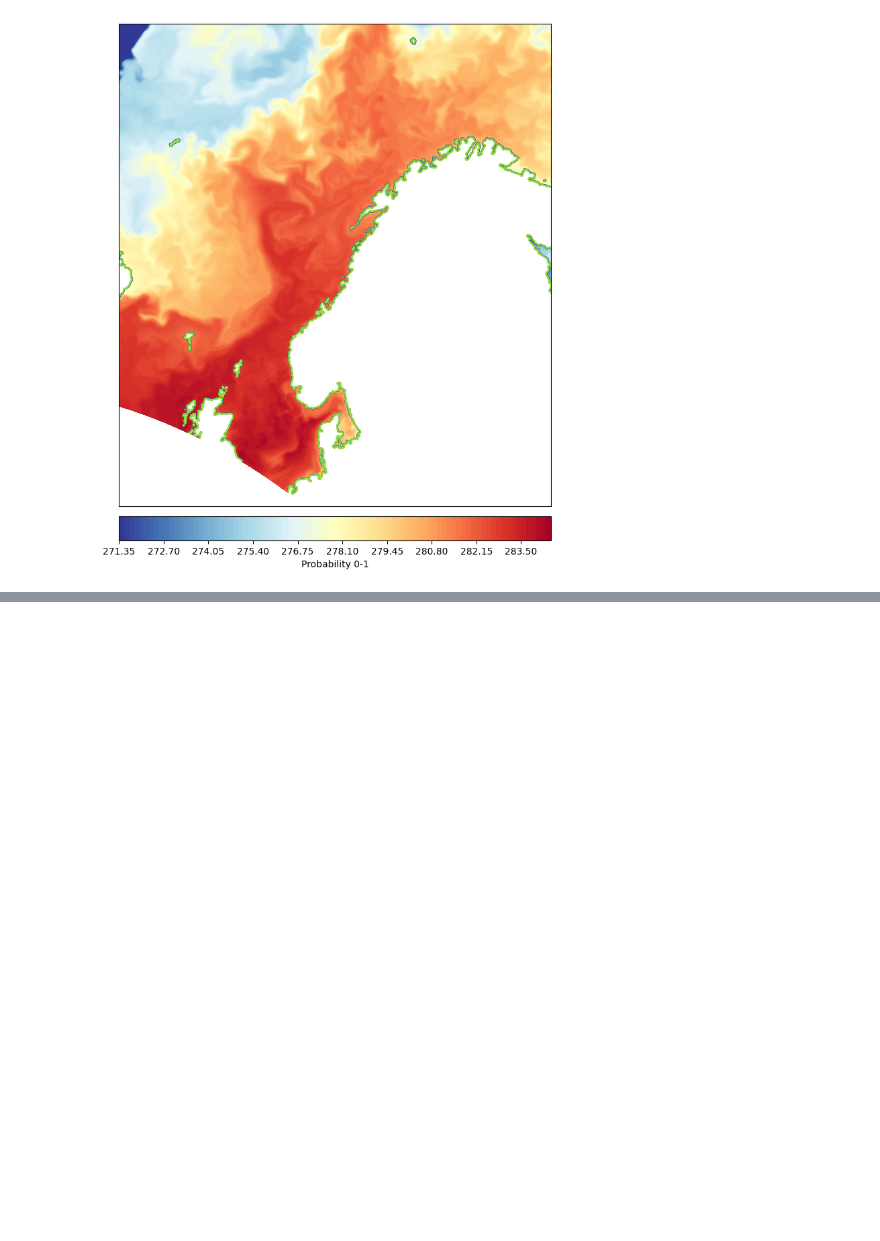
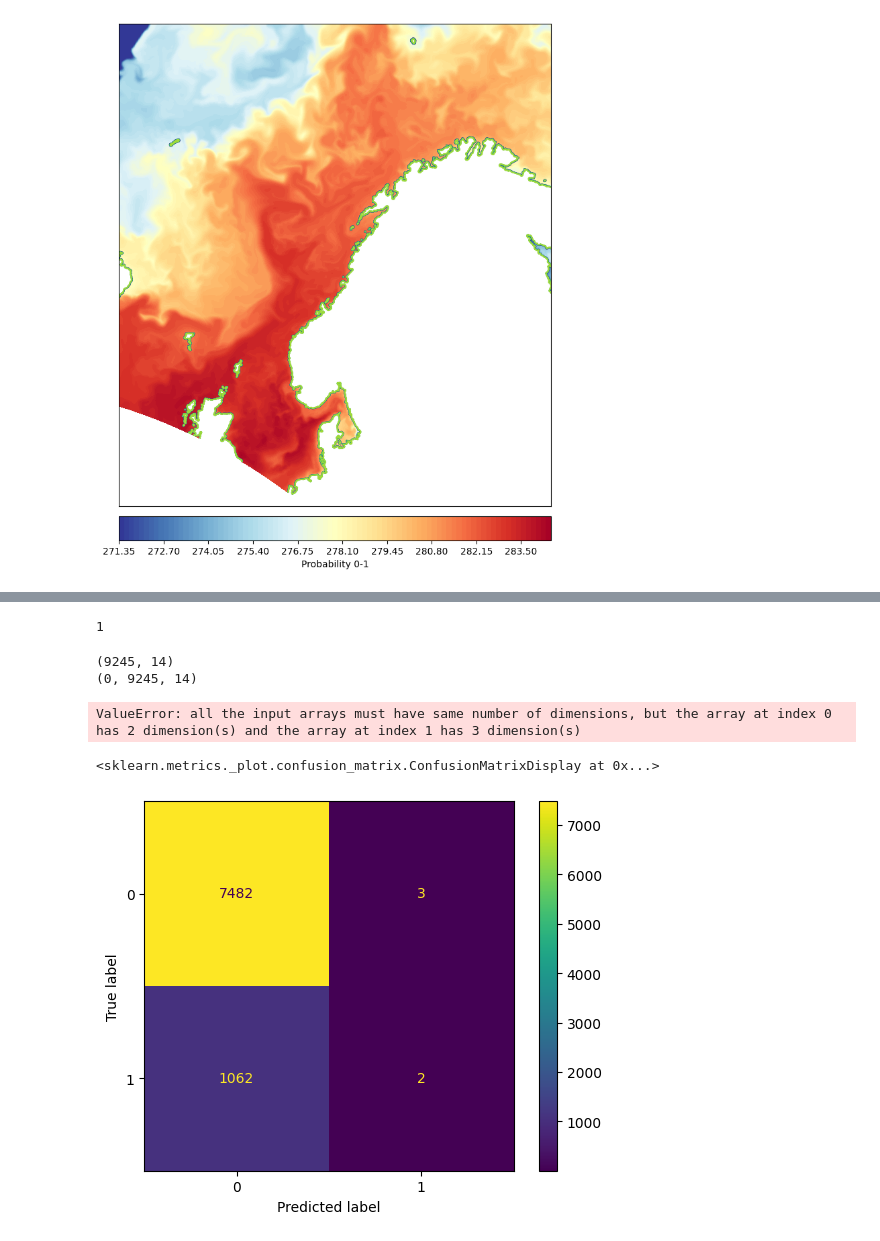
Before and after one commit to evenaage/herring_autumn_2022, a Jupyter notebook: initial_testing.ipynb, the cells around one changed output, grey strips where cells are left out. Cells and saved outputs as stored; diff of their text form; code cells hidden in the pictures; blank space fills up the shorter version.

Commit message:
added a lot:) have fun myself

```diff
--- a/initial_testing.ipynb
+++ b/initial_testing.ipynb
@@ -184,3 +239,47 @@ slope: [   4213.25212097   -3626.41250469  -17687.47237513 -264117.54355618
+# %%
+#print(jan_2019_target)
+print(1)
+from sklearn.metrics import ConfusionMatrixDisplay
+import sklearn.ensemble
+# %% [output]
+1
+# %%
+model = sklearn.ensemble.AdaBoostClassifier(n_estimators=1000, learning_rate = 2)
+sc = StandardScaler()
+print(jan_2019.shape)
+nonzero_data = jan_2019[jan_2019_target ==1]
+print(nonzero_data.shape)
+nonzero_targets = jan_2019_target[jan_2019_target ==1]
+for i in range(4):
+    jan_2019 = np.append(jan_2019, nonzero_data, axis = 0)
+    jan_2019_target = np.append(jan_2019_target, nonzero_targets, axis = 0)
+_jan = sc.fit_transform(jan)
+#_target = sc.fit_transform(jan2020_target)
+_jan2019 = sc.fit_transform(jan_2019)
+#_jan_2019 = sc.fit_transform(jan_2019)
+model.fit(_jan2019, jan_2019_target)
+r_sq = model.score(jan, jan2020_target)
+print(f"coefficient of determination: {r_sq}")
+#print(f"slope: {model.coef_}")
+#print(sklearn.metrics.mean_squared_error(jan_2019_target, model.predict(_jan_2019_x)))
+confusion_matrix(jan_2019_target,model.predict(_jan2019))
+y_pred = model.predict(_jan2019)
+#print(jan_2019_target)
+print(np.count_nonzero(jan2020_target) /len(jan2020_target))
+print(np.count_nonzero(jan_2019_target)/len(jan_2019_target))
+ConfusionMatrixDisplay.from_predictions(jan2020_target[:4000],model.predict(_jan[:4000]))
+# %% [output]
+(9245, 14)
+(0, 9245, 14)
+ValueError: all the input arrays must have same number of dimensions, but the array at index 0 has 2 dimension(s) and the array at index 1 has 3 dimension(s)
+# %%
+model = sklearn.svm.SVC()
+model.fit(_jan2019, jan_2019_target)
+r_sq = model.score(jan, jan2020_target)
+ConfusionMatrixDisplay.from_predictions(jan2020_target,model.predict(_jan))
+# %% [output]
+<sklearn.metrics._plot.confusion_matrix.ConfusionMatrixDisplay at 0x...>
+[figure, added]
 # %%
 import h2o
 from h2o.automl import H2OAutoML
```
Also changed, not shown: parts of 23 cells of this notebook, 23 other files.
